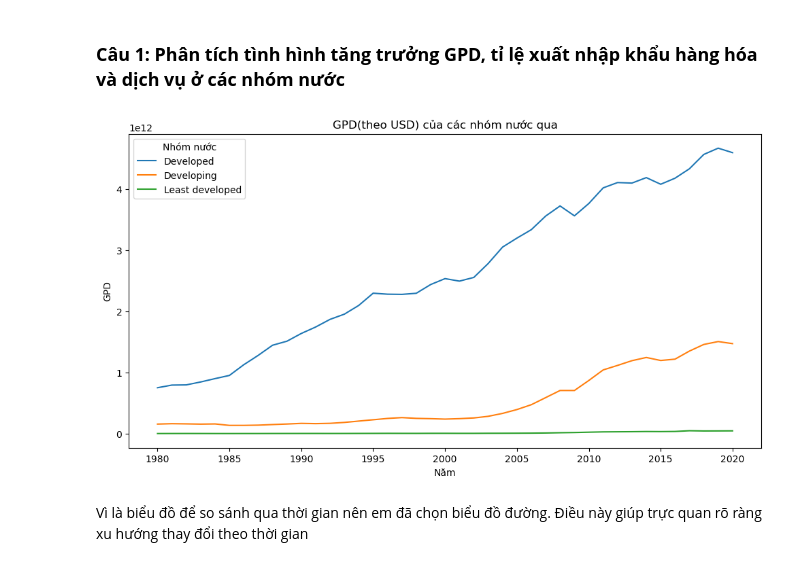
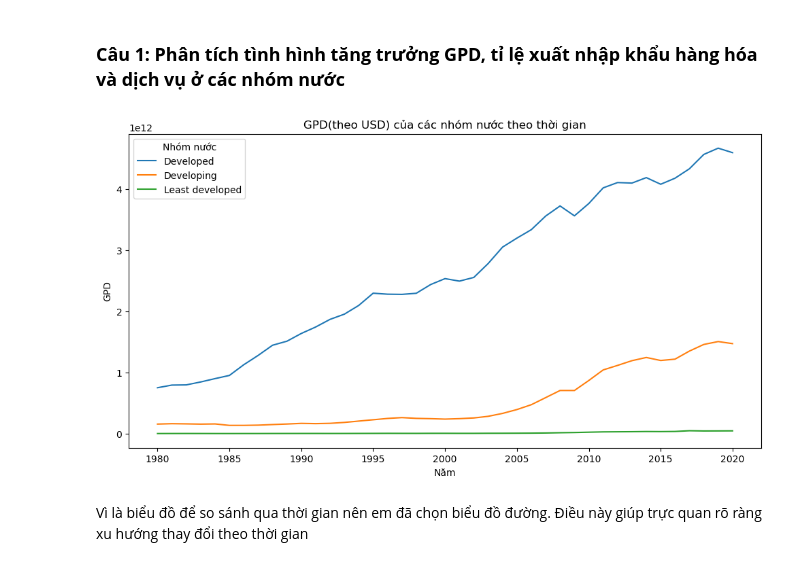
Before and after one commit to DucHung0109/DV_Lab2, a Jupyter notebook: 22127142_22127190_22127227.ipynb, the cells around one changed output. Cells and saved outputs as stored; diff of their text form; code cells hidden in the pictures.

```diff
--- a/22127142_22127190_22127227.ipynb
+++ b/22127142_22127190_22127227.ipynb
@@ -280,15 +280,15 @@ group_data
 # %%
 # Biểu diễn biểu đồ trực quan giữ GDP của các nhóm quốc gia theo năm
 plt.figure(figsize=(12, 6))
 sns.lineplot(data=group_data, x='Year', y='GDP (current US$)', hue='Development_Status')
 
-plt.title('GPD(theo USD) của các nhóm nước qua')
+plt.title('GPD(theo USD) của các nhóm nước theo thời gian')
 plt.xlabel('Năm')
 plt.ylabel('GPD')
 plt.legend(title='Nhóm nước')
 plt.show()
 # %% [output]
-[figure, old version]
+[figure, new version]
 # %% [markdown]
 Vì là biểu đồ để so sánh qua thời gian nên em đã chọn biểu đồ đường. Điều này giúp trực quan rõ ràng xu hướng thay đổi theo thời gian
 # %% [markdown]
```
Also changed, not shown: parts of 3 cells of this notebook.
